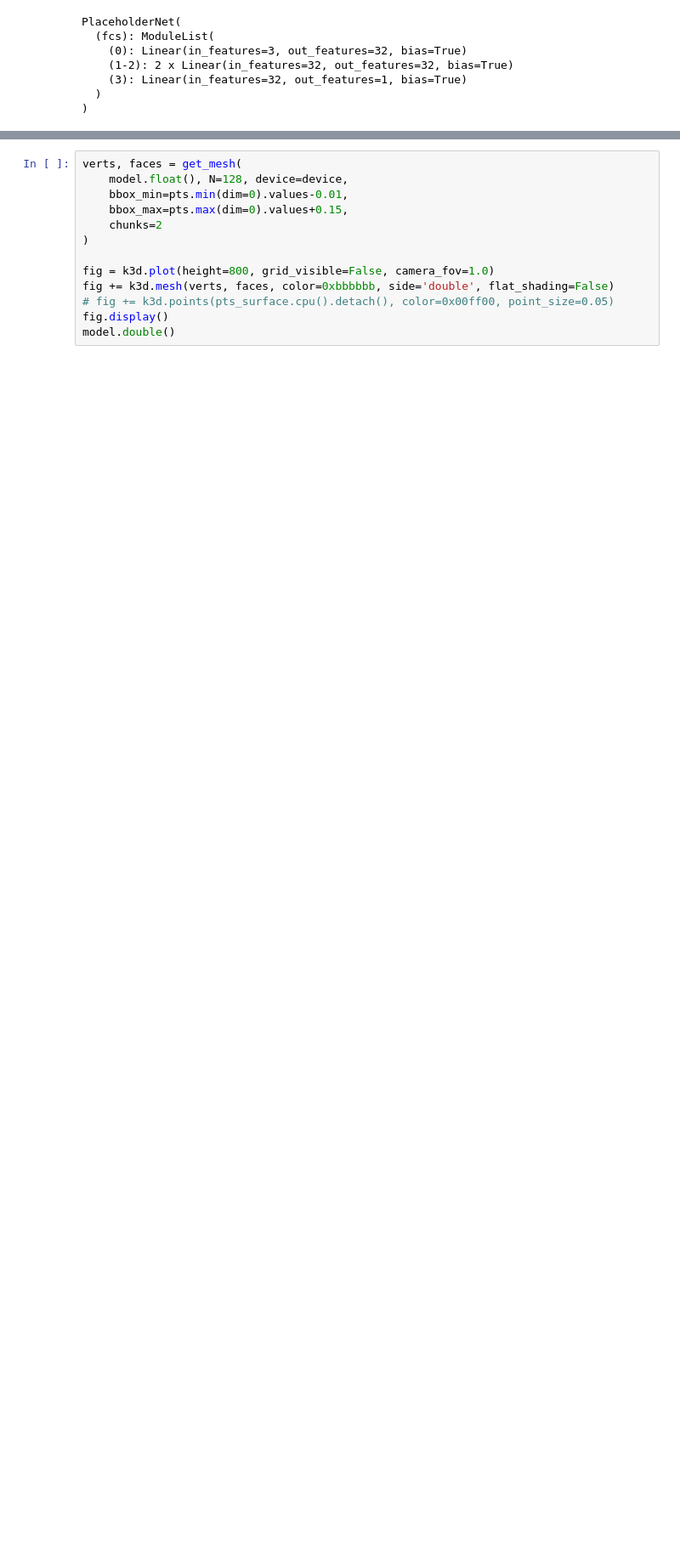
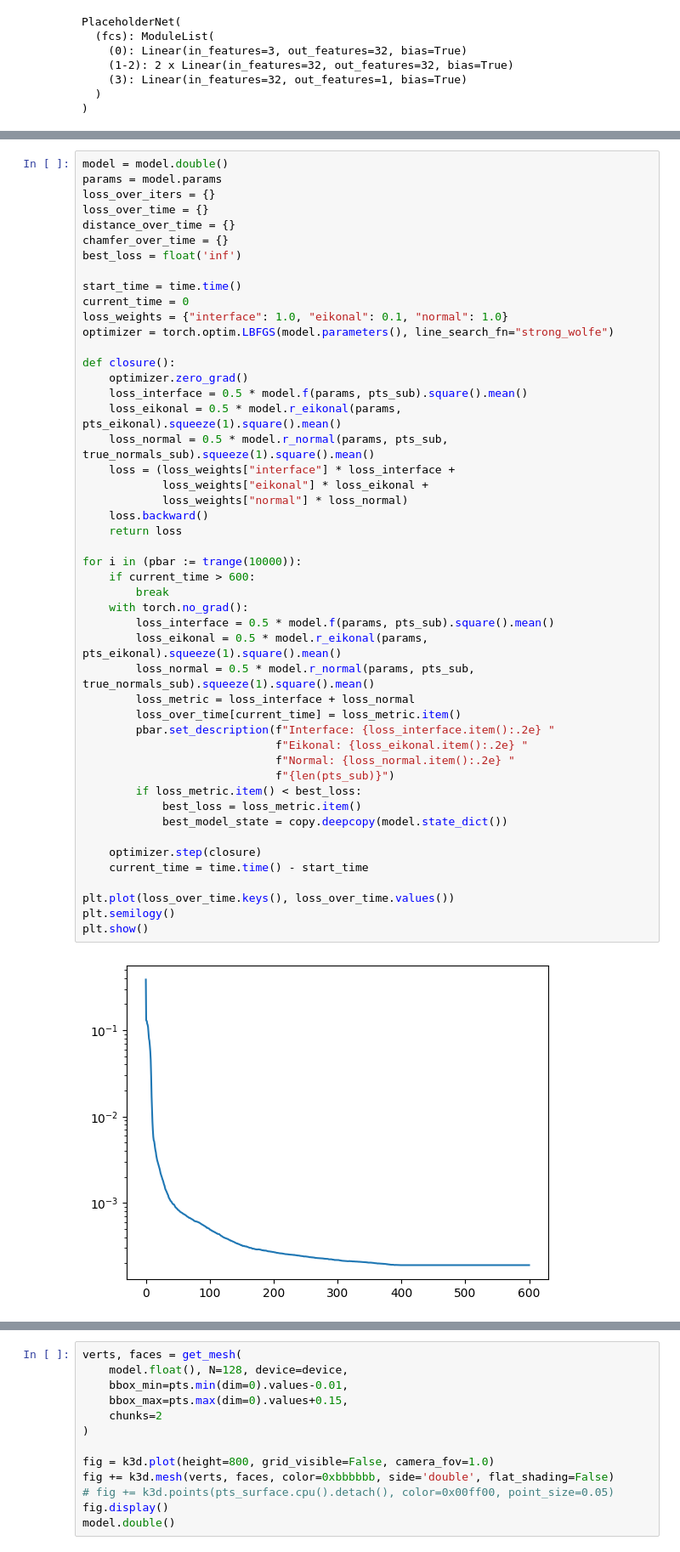
Before and after one commit to JamesAndrewKing/GaussNewtonShapes, a Jupyter notebook: notebooks/rockerarm.ipynb, the cells around one changed output, grey strips where cells are left out. Shown at 85% size. Cells and saved outputs as stored; diff of their text form; blank space fills up the shorter version.

```diff
--- a/notebooks/rockerarm.ipynb
+++ b/notebooks/rockerarm.ipynb
@@ -246,0 +262,50 @@ plt.show()
+# %%
+model = model.double()
+params = model.params
+loss_over_iters = {}
+loss_over_time = {}
+distance_over_time = {}
+chamfer_over_time = {}
+best_loss = float('inf')
+
+start_time = time.time()
+current_time = 0
+loss_weights = {"interface": 1.0, "eikonal": 0.1, "normal": 1.0}
+optimizer = torch.optim.LBFGS(model.parameters(), line_search_fn="strong_wolfe")
+
+def closure():
+    optimizer.zero_grad()
+    loss_interface = 0.5 * model.f(params, pts_sub).square().mean()
+    loss_eikonal = 0.5 * model.r_eikonal(params, pts_eikonal).squeeze(1).square().mean()
+    loss_normal = 0.5 * model.r_normal(params, pts_sub, true_normals_sub).squeeze(1).square().mean()
+    loss = (loss_weights["interface"] * loss_interface +
+            loss_weights["eikonal"] * loss_eikonal +
+            loss_weights["normal"] * loss_normal)
+    loss.backward()
+    return loss
+
+for i in (pbar := trange(10000)):
+    if current_time > 600:
+        break
+    with torch.no_grad():
+        loss_interface = 0.5 * model.f(params, pts_sub).square().mean()
+        loss_eikonal = 0.5 * model.r_eikonal(params, pts_eikonal).squeeze(1).square().mean()
+        loss_normal = 0.5 * model.r_normal(params, pts_sub, true_normals_sub).squeeze(1).square().mean()
+        loss_metric = loss_interface + loss_normal
+        loss_over_time[current_time] = loss_metric.item()
+        pbar.set_description(f"Interface: {loss_interface.item():.2e} "
+                             f"Eikonal: {loss_eikonal.item():.2e} "
+                             f"Normal: {loss_normal.item():.2e} "
+                             f"{len(pts_sub)}")
+        if loss_metric.item() < best_loss:
+            best_loss = loss_metric.item()
+            best_model_state = copy.deepcopy(model.state_dict())
+
+    optimizer.step(closure)
+    current_time = time.time() - start_time
+
+plt.plot(loss_over_time.keys(), loss_over_time.values())
+plt.semilogy()
+plt.show()
+# %% [output]
+[figure, added]
```
Also changed, not shown: parts of 9 cells of this notebook, 44 other files.
